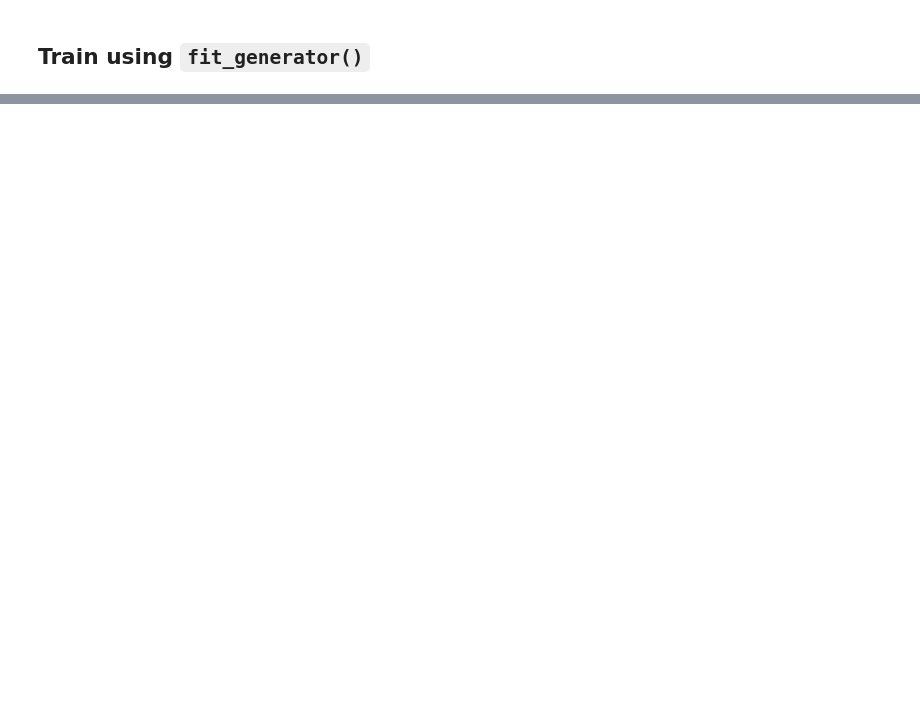
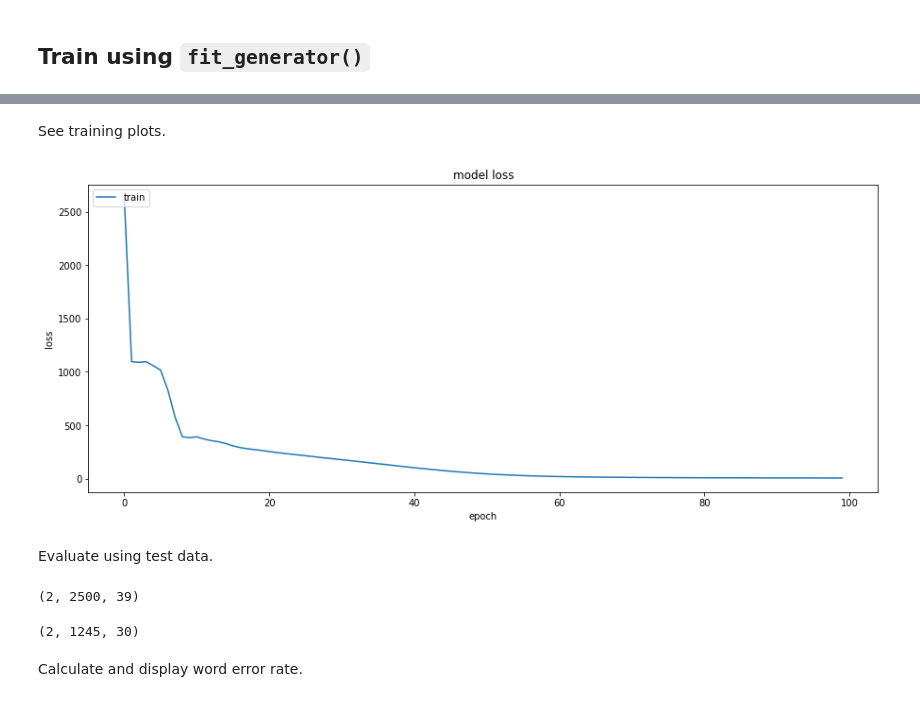
Before and after one commit to gunawanlg/voice-to-text-bahasa, a Jupyter notebook: notebooks/modelling/3.0-glg-baseline-model.ipynb, the cells around one changed output, grey strips where cells are left out. Saved outputs shown, nothing was run; the diff lists cells and outputs as text; code cells hidden in the pictures; blank space fills up the shorter version.

```diff
--- a/notebooks/modelling/3.0-glg-baseline-model.ipynb
+++ b/notebooks/modelling/3.0-glg-baseline-model.ipynb
@@ -185,2 +72,0 @@ BaselineASR.compile()
-# %%
-BaselineASR.fit(create_inputs(), create_outputs(), epochs=10)
@@ -205,0 +75,4 @@ Epoch 10/10
+# %%
+train_dir = "../../test/test_data/data_generator/"
+valid_dir = "../../test/test_data/data_generator/"
+test_dir = "../../test/test_data/data_generator/"
@@ -205,0 +81,14 @@ Epoch 10/10
+# %%
+train_generator = DataGenerator(input_dir=train_dir,
+                                max_seq_length=MAX_SEQ_LENGTH,
+                                max_label_length=MAX_LABEL_LENGTH,
+                                ctc_input_length=CTC_INPUT_LENGTH,
+                                char_to_idx_map=CHAR_TO_IDX_MAP,
+                                batch_size=BATCH_SIZE)
+
+# validation_generator = DataGenerator(input_dir=valid_dir,
+#                                      max_seq_length=MAX_SEQ_LENGTH,
+#                                      max_label_length=MAX_LABEL_LENGTH,
+#                                      ctc_input_length=CTC_INPUT_LENGTH,
+#                                      char_to_idx_map=CHAR_TO_IDX_MAP,
+#                                      batch_size=BATCH_SIZE)
@@ -205,0 +99,4 @@ Epoch 10/10
+# %%
+BaselineASR.fit_generator(train_generator=train_generator,
+#                           validation_generator=validation_generator,
+                          epochs=100)
@@ -205,0 +121,28 @@ Epoch 10/10
+# %% [markdown]
+See training plots.
+# %%
+BaselineASR.plot_history()
+# %% [output]
+[figure, added]
+# %% [markdown]
+Evaluate using test data.
+# %%
+test_generator = DataGenerator(input_dir=test_dir,
+                                max_seq_length=MAX_SEQ_LENGTH,
+                                max_label_length=MAX_LABEL_LENGTH,
+                                ctc_input_length=CTC_INPUT_LENGTH,
+                                char_to_idx_map=CHAR_TO_IDX_MAP,
+                                batch_size=2,
+                                shuffle=False) # set to False to ensure correct alignment between y_true and y_pred
+
+X_test = test_generator[0][0]['the_input']
+X_test.shape
+# %% [output]
+(2, 2500, 39)
+# %%
+ctc_matrix = BaselineASR.predict(X_test)
+ctc_matrix.shape
+# %% [output]
+(2, 1245, 30)
+# %% [markdown]
+Calculate and display word error rate.
```
Also changed, not shown: parts of 40 cells of this notebook, 11 other files.
